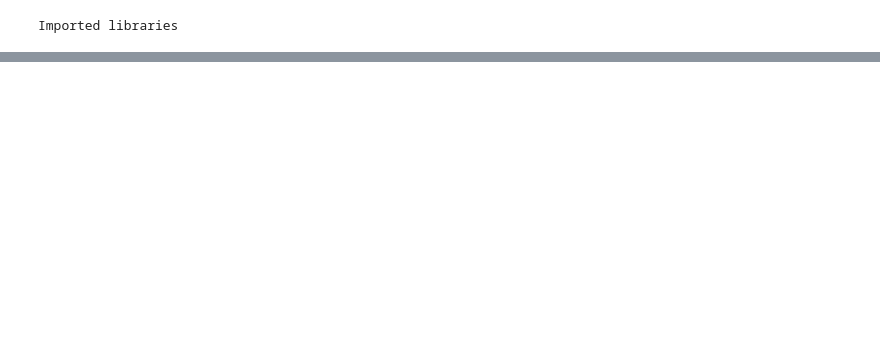
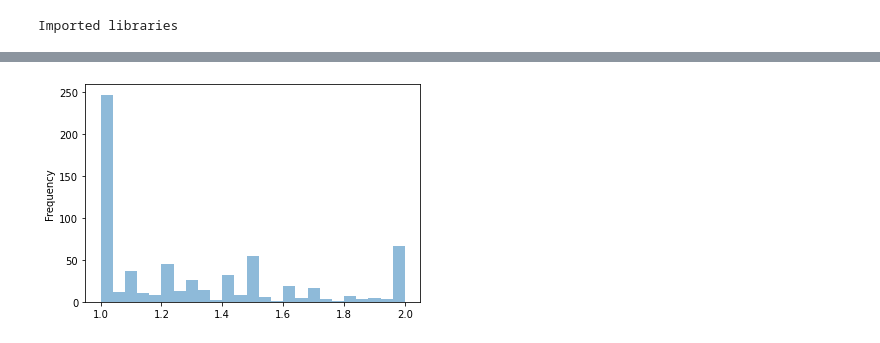
Before and after one commit to tuanqpham0921/Unicorn-Startup-Evaluation, a Jupyter notebook: project.ipynb, the cells around one changed output, grey strips where cells are left out. Cells and saved outputs as stored; diff of their text form; code cells hidden in the pictures; blank space fills up the shorter version.

```diff
--- a/project.ipynb
+++ b/project.ipynb
@@ -58,0 +97,4 @@ df.head()
+# %%
+ax = df['Valuation ($B)'].plot.hist(bins=25, alpha=0.5)
+# %% [output]
+[figure, added]
```
Also changed, not shown: parts of 15 cells of this notebook.
